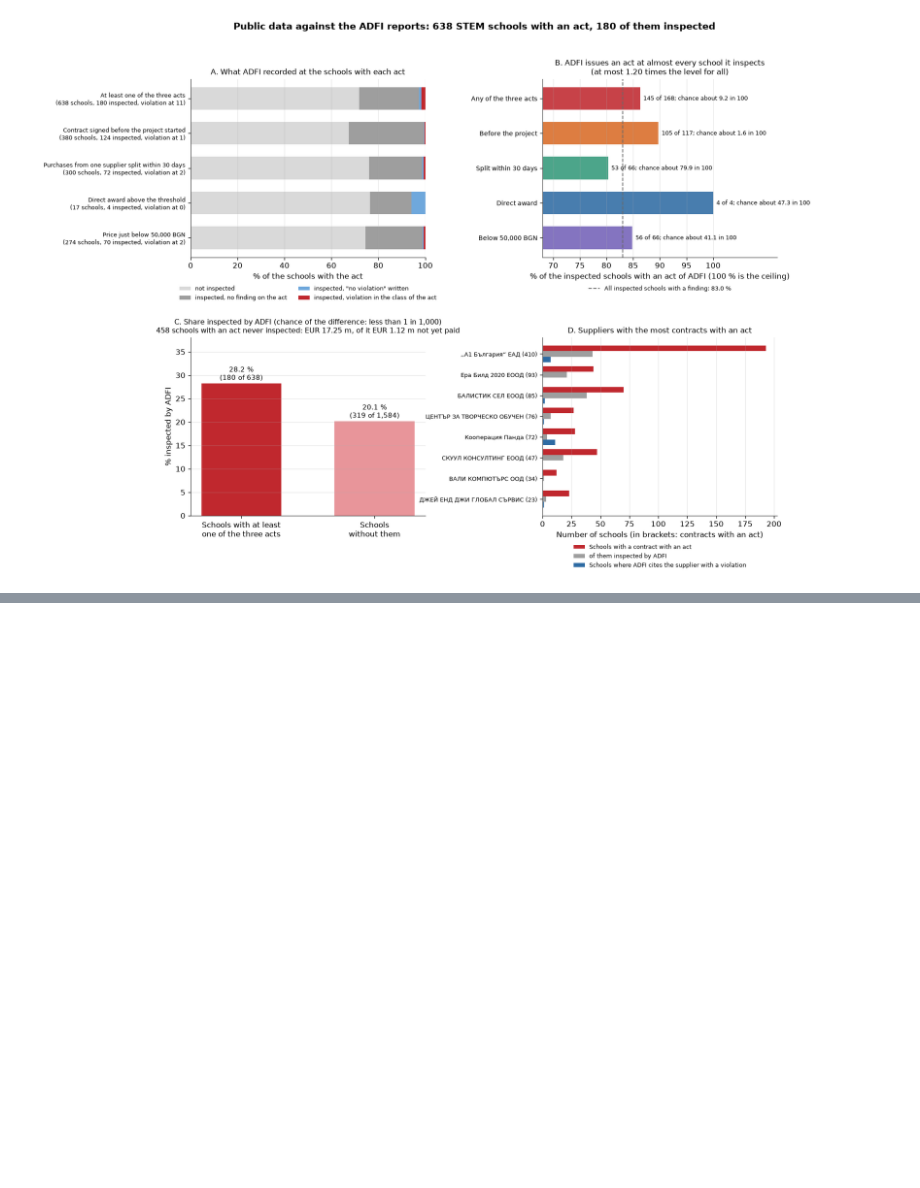
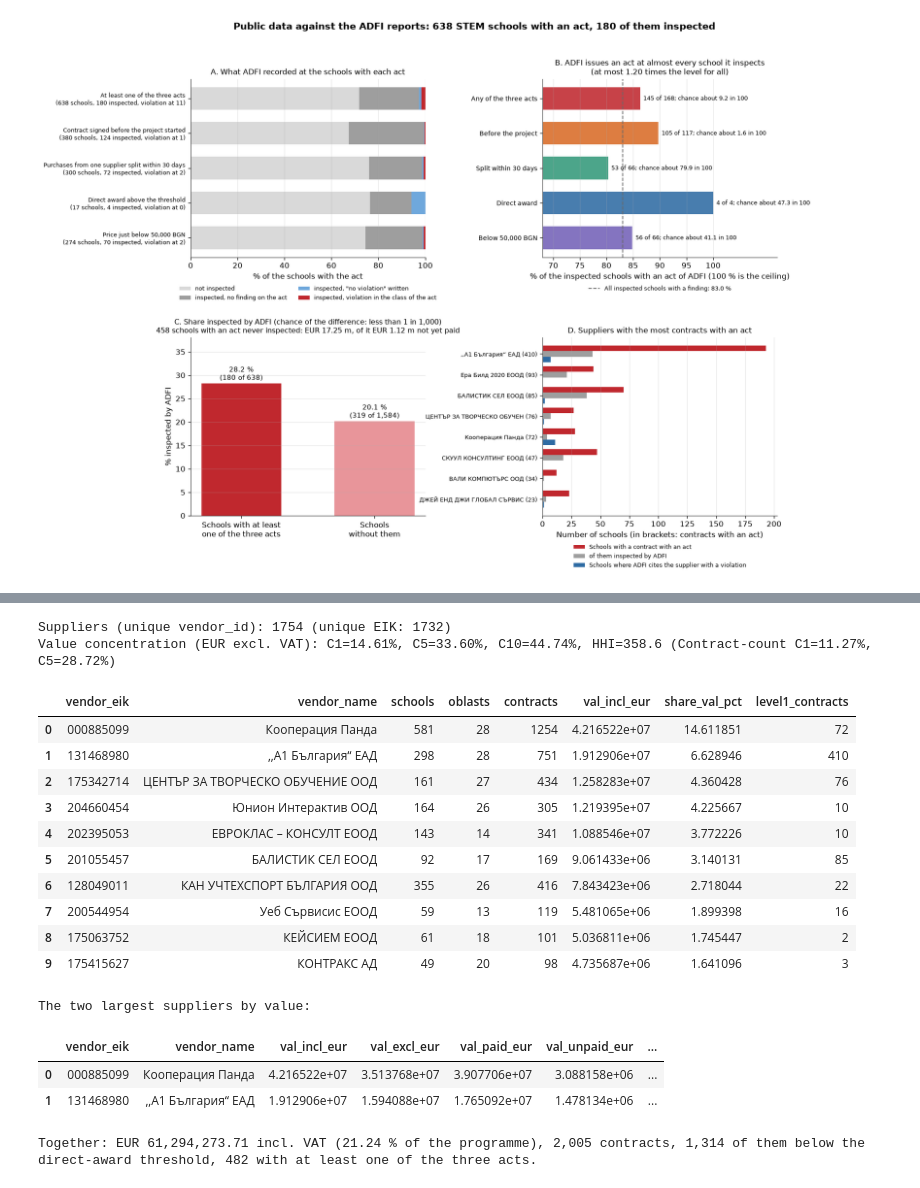
Before and after one commit to beluhov/stem-public-data-indicators, a Jupyter notebook: STEM_Public_Data_Indicators.ipynb, the cells around one changed output, grey strips where cells are left out. Saved outputs shown, nothing was run; the diff lists cells and outputs as text; code cells hidden in the pictures; blank space fills up the shorter version.

```diff
--- a/STEM_Public_Data_Indicators.ipynb
+++ b/STEM_Public_Data_Indicators.ipynb
@@ -2600,0 +2617,80 @@ plt.show()
+# %%
+# Section 8: concentration of the programme by supplier (company number and name; sole-trader names removed) and the profile of the two largest suppliers.
+ven_tbl = (
+    c_eval[c_eval["vendor_id"] != ""]
+    .assign(below_thr=lambda d: d["amount_bgn_excl_vat"] < d["threshold_bgn_excl_vat"])
+    .groupby(["vendor_id", "vendor_eik", "vendor_name"], as_index=False)
+    .agg(
+        contracts=("contract_row", "count"),
+        schools=("school_bulstat", "nunique"),
+        oblasts=("oblast_ruo", "nunique"),
+        municipalities=("municipality", "nunique"),
+        val_incl_eur=("amount_eur_incl_vat", "sum"),
+        val_excl_eur=("amount_eur_excl_vat", "sum"),
+        predated_contracts=("flag_predated", "sum"),
+        split_30d_contracts=("flag_split_30d", "sum"),
+        regime_mismatch_contracts=("flag_regime_mismatch", "sum"),
+        level1_contracts=("flag_level1", "sum"),
+        val_paid_eur=("paid_alloc_eur_incl_vat", "sum"),
+        subcontractors=("subcontractors_count", "sum"),
+        below_threshold_contracts=("below_thr", "sum"),
+    )
+    .sort_values("val_excl_eur", ascending=False)
+    .reset_index(drop=True)
+)
+tot_ven_excl = float(ven_tbl["val_excl_eur"].sum())
+ven_tbl["share_val_pct"] = ven_tbl["val_excl_eur"] / tot_ven_excl * 100.0
+c1_pct = float(ven_tbl["share_val_pct"].iloc[0])
+c5_pct = float(ven_tbl["share_val_pct"].iloc[:5].sum())
+c10_pct = float(ven_tbl["share_val_pct"].iloc[:10].sum())
+hhi_val = float((ven_tbl["share_val_pct"] ** 2).sum())
+c1_cnt = float(ven_tbl.sort_values("contracts", ascending=False)["contracts"].iloc[0] / ven_tbl["contracts"].sum() * 100.0)
+c5_cnt = float(ven_tbl.sort_values("contracts", ascending=False)["contracts"].iloc[:5].sum() / ven_tbl["contracts"].sum() * 100.0)
+
+print(f"Suppliers (unique vendor_id): {len(ven_tbl)} (unique EIK: {ven_tbl.loc[ven_tbl['vendor_eik']!='', 'vendor_eik'].nunique()})")
+print(f"Value concentration (EUR excl. VAT): C1={c1_pct:.2f}%, C5={c5_pct:.2f}%, C10={c10_pct:.2f}%, HHI={hhi_val:.1f} (Contract-count C1={c1_cnt:.2f}%, C5={c5_cnt:.2f}%)")
+display(ven_tbl.head(10)[["vendor_eik", "vendor_name", "schools", "oblasts", "contracts", "val_incl_eur", "share_val_pct", "level1_contracts"]])
+
+record_conclusion("Section 8", "concentration", "unique supplier vendor_id count", int(len(ven_tbl)))
+record_conclusion("Section 8", "concentration", "unique supplier EIK count", int(ven_tbl.loc[ven_tbl["vendor_eik"] != "", "vendor_eik"].nunique()))
+record_conclusion("Section 8", "concentration", "Top-1 supplier name", str(ven_tbl.iloc[0]["vendor_name"]))
+record_conclusion("Section 8", "concentration", "Top-1 supplier value share C1 (%)", f"{c1_pct:.2f}", "", "", "entity", str(ven_tbl.iloc[0]["vendor_name"]))
+record_conclusion("Section 8", "concentration", "Top-5 suppliers value share C5 (%)", f"{c5_pct:.2f}")
+record_conclusion("Section 8", "concentration", "Top-10 suppliers value share C10 (%)", f"{c10_pct:.2f}")
+record_conclusion("Section 8", "concentration", "Supplier value HHI", f"{hhi_val:.1f}")
+
+tot_prog_incl = float(c_eval["amount_eur_incl_vat"].sum())
+top2 = ven_tbl.iloc[:2].copy()
+top2["val_unpaid_eur"] = top2["val_incl_eur"] - top2["val_paid_eur"]
+top2["share_prog_incl_pct"] = top2["val_incl_eur"] / tot_prog_incl * 100.0
+top2_view = top2[["vendor_eik", "vendor_name", "val_incl_eur", "val_excl_eur", "val_paid_eur", "val_unpaid_eur", "share_prog_incl_pct", "contracts", "schools",
+                  "subcontractors", "below_threshold_contracts", "predated_contracts", "split_30d_contracts", "regime_mismatch_contracts", "level1_contracts"]]
+print("\nThe two largest suppliers by value:")
+display(top2_view)
+print(f"Together: EUR {top2['val_incl_eur'].sum():,.2f} incl. VAT ({top2['val_incl_eur'].sum() / tot_prog_incl * 100:.2f} % of the programme), "
+      f"{int(top2['contracts'].sum()):,} contracts, {int(top2['below_threshold_contracts'].sum()):,} of them below the direct-award threshold, "
+      f"{int(top2['level1_contracts'].sum())} with at least one of the three acts.")
+for r in top2.itertuples():
+    record_conclusion("Section 8", "concentration_top2", f"{r.vendor_name} ({r.vendor_eik}) value EUR incl VAT / excl VAT", f"{r.val_incl_eur:.2f}", "", "", "excl VAT", f"{r.val_excl_eur:.2f}")
+    record_conclusion("Section 8", "concentration_top2", f"{r.vendor_name} ({r.vendor_eik}) paid / unpaid EUR incl VAT", f"{r.val_paid_eur:.2f}", "", "", "unpaid", f"{r.val_unpaid_eur:.2f}")
+    record_conclusion("Section 8", "concentration_top2", f"{r.vendor_name} ({r.vendor_eik}) contracts / schools / subcontractors", f"{int(r.contracts)} / {int(r.schools)} / {int(r.subcontractors)}")
+    record_conclusion("Section 8", "concentration_top2", f"{r.vendor_name} ({r.vendor_eik}) contracts below threshold / predated / split_30d", f"{int(r.below_threshold_contracts)} / {int(r.predated_contracts)} / {int(r.split_30d_contracts)}")
+# %% [output]
+Suppliers (unique vendor_id): 1754 (unique EIK: 1732)
+Value concentration (EUR excl. VAT): C1=14.61%, C5=33.60%, C10=44.74%, HHI=358.6 (Contract-count C1=11.27%, C5=28.72%)
+|  | vendor_eik | vendor_name | schools | oblasts | contracts | val_incl_eur | share_val_pct | level1_contracts |
+| 0 | 000885099 | Кооперация Панда | 581 | 28 | 1254 | 4.216522e+07 | 14.611851 | 72 |
+| 1 | 131468980 | ,,А1 България“ ЕАД | 298 | 28 | 751 | 1.912906e+07 | 6.628946 | 410 |
+| 2 | 175342714 | ЦЕНТЪР ЗА ТВОРЧЕСКО ОБУЧЕНИЕ ООД | 161 | 27 | 434 | 1.258283e+07 | 4.360428 | 76 |
+| 3 | 204660454 | Юнион Интерактив ООД | 164 | 26 | 305 | 1.219395e+07 | 4.225667 | 10 |
+| 4 | 202395053 | ЕВРОКЛАС – КОНСУЛТ ЕООД | 143 | 14 | 341 | 1.088546e+07 | 3.772226 | 10 |
+| 5 | 201055457 | БАЛИСТИК СЕЛ ЕООД | 92 | 17 | 169 | 9.061433e+06 | 3.140131 | 85 |
+| 6 | 128049011 | КАН УЧТЕХСПОРТ БЪЛГАРИЯ ООД | 355 | 26 | 416 | 7.843423e+06 | 2.718044 | 22 |
+| 7 | 200544954 | Уеб Сървисис ЕООД | 59 | 13 | 119 | 5.481065e+06 | 1.899398 | 16 |
+| 8 | 175063752 | КЕЙСИЕМ ЕООД | 61 | 18 | 101 | 5.036811e+06 | 1.745447 | 2 |
+| 9 | 175415627 | КОНТРАКС АД | 49 | 20 | 98 | 4.735687e+06 | 1.641096 | 3 |
+The two largest suppliers by value:
+|  | vendor_eik | vendor_name | val_incl_eur | val_excl_eur | val_paid_eur | val_unpaid_eur | ... |
+| 0 | 000885099 | Кооперация Панда | 4.216522e+07 | 3.513768e+07 | 3.907706e+07 | 3.088158e+06 | ... |
+| 1 | 131468980 | ,,А1 България“ ЕАД | 1.912906e+07 | 1.594088e+07 | 1.765092e+07 | 1.478134e+06 | ... |
+Together: EUR 61,294,273.71 incl. VAT (21.24 % of the programme), 2,005 contracts, 1,314 of them below the direct-award threshold, 482 with at least one of the three acts.
```
Also changed, not shown: parts of 7 cells of this notebook, 3 other files.
